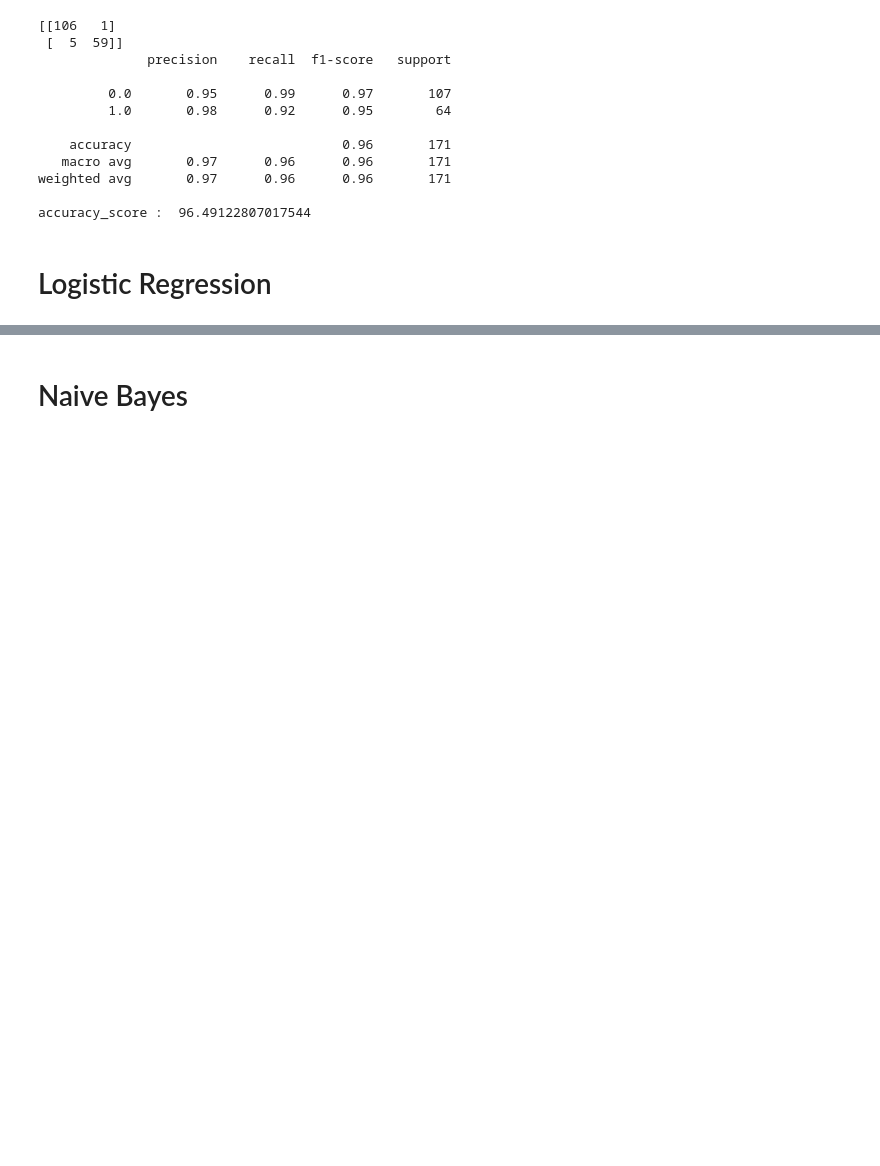
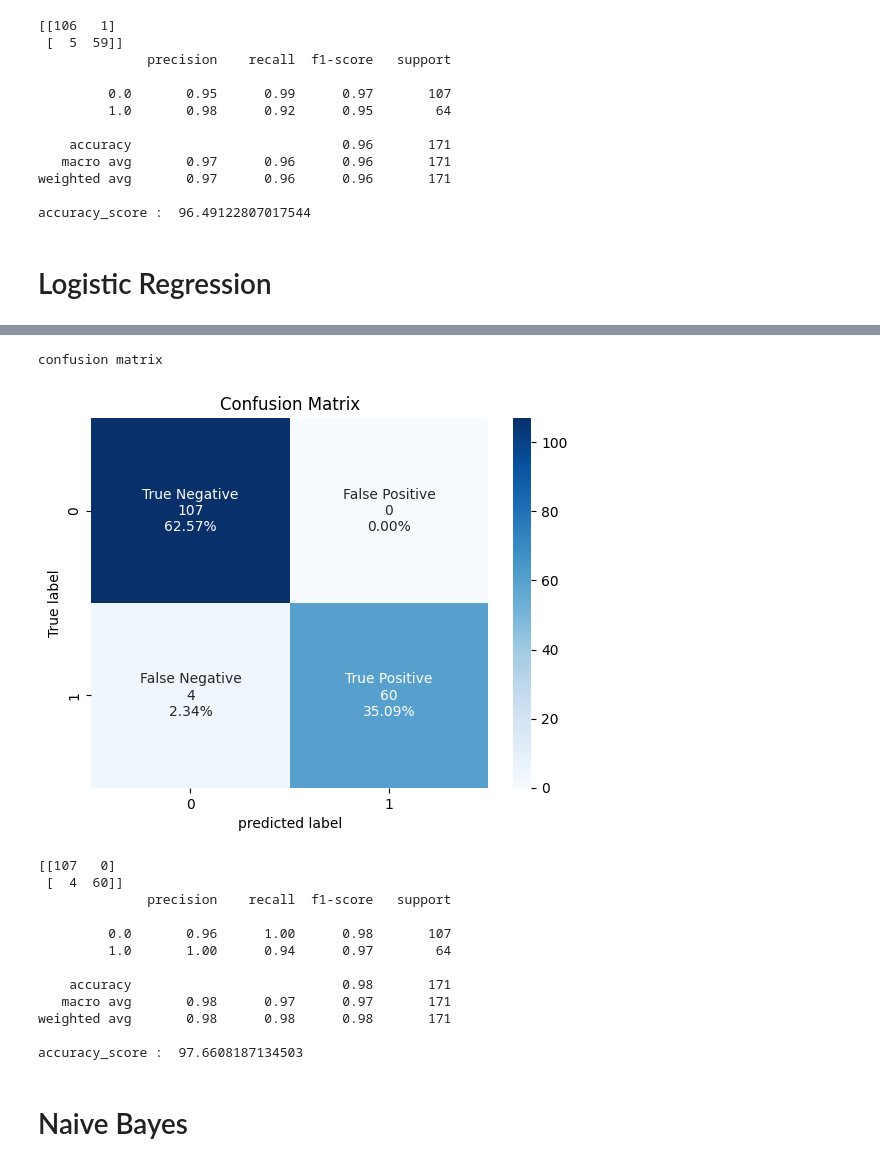
Before and after one commit to conghung178/project-ML-d-o-n-ung-th-, a Jupyter notebook: dự đoán ung thư vú.ipynb, the cells around one changed output, grey strips where cells are left out. Drawn from its saved outputs; the diff is of its cells as text; code cells hidden in the pictures; blank space fills up the shorter version.

```diff
--- a/dự đoán ung thư vú.ipynb
+++ b/dự đoán ung thư vú.ipynb
@@ -657,0 +640,38 @@ accuracy_score :  97.07602339181285
+# %%
+from sklearn.model_selection import GridSearchCV
+from sklearn.linear_model import LogisticRegression
+
+# Định nghĩa không gian tham số
+param_grid = {
+    'C': [0.01, 0.1, 1, 10, 100],
+    'penalty': ['l1', 'l2', 'elasticnet', 'none'],
+    'solver': ['liblinear', 'saga'],
+    'max_iter': [100, 200, 500]
+}
+
+# Khởi tạo LogisticRegression
+model_4 = LogisticRegression()
+
+# Grid Search
+grid_search = GridSearchCV(estimator=model_4, param_grid=param_grid, cv=5, scoring='accuracy', verbose=1)
+grid_search.fit(X_train, y_train)
+
+# Lấy kết quả tốt nhất
+best_model = grid_search.best_estimator_
+LR_C = grid_search.best_params_.get('C')
+LR_penalty = grid_search.best_params_.get('penalty')
+LR_solver = grid_search.best_params_.get('solver')
+LR_max_iter = grid_search.best_params_.get('max_iter')
+print("Best Parameters:", grid_search.best_params_)
+print("Best cross-validated score:", grid_search.best_score_)
+
+# Sử dụng tham số tốt nhất để huấn luyện lại mô hình
+best_LR_model = grid_search.best_estimator_
+y_pred_optimized = best_LR_model.predict(X_test)
+
+# Đánh giá mô hình tối ưu
+print("\nConfusion Matrix (Optimized):")
+print(confusion_matrix(y_test, y_pred_optimized))
+
+print("\nClassification Report (Optimized):")
+print(classification_report(y_test, y_pred_optimized))
@@ -658,3 +696,22 @@ accuracy_score :  97.07602339181285
+# %%
+# LogisticRegression(tham số mặc định): C = 1.0, penalty = 'l2', solver = 'lbfgs', max_iter = 100
+model_4 = LogisticRegression(C = LR_C, penalty = LR_penalty, solver = LR_solver, max_iter = LR_max_iter)
+algorithm(model_4)
+# %% [output]
+confusion matrix
+[figure, added]
+[[107   0]
+ [  4  60]]
+              precision    recall  f1-score   support
+
+         0.0       0.96      1.00      0.98       107
+         1.0       1.00      0.94      0.97        64
+
+    accuracy                           0.98       171
+   macro avg       0.98      0.97      0.97       171
+weighted avg       0.98      0.98      0.98       171
+
+accuracy_score :  97.6608187134503
 # %% [markdown]
 # Naive Bayes
 # %%
```
Also changed, not shown: parts of 6 cells of this notebook.
